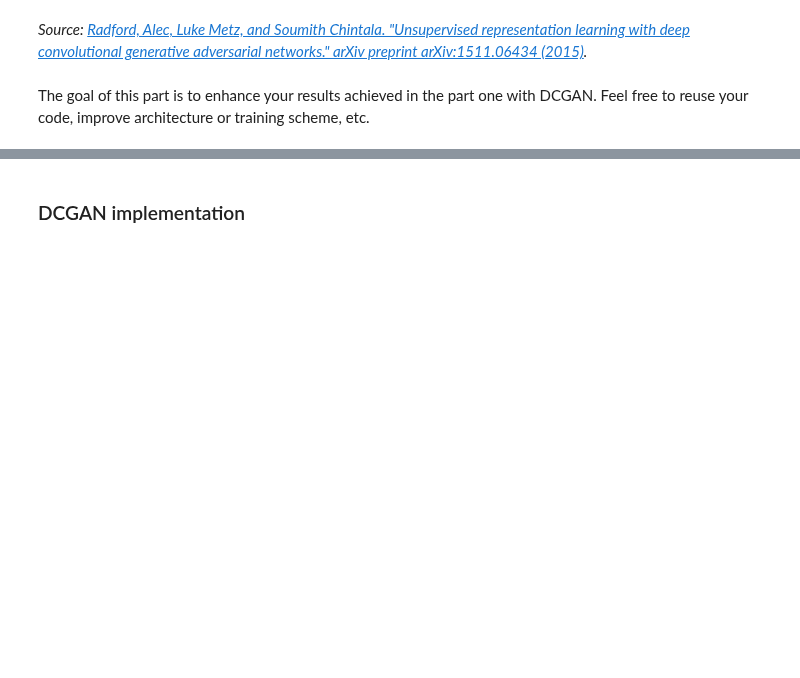
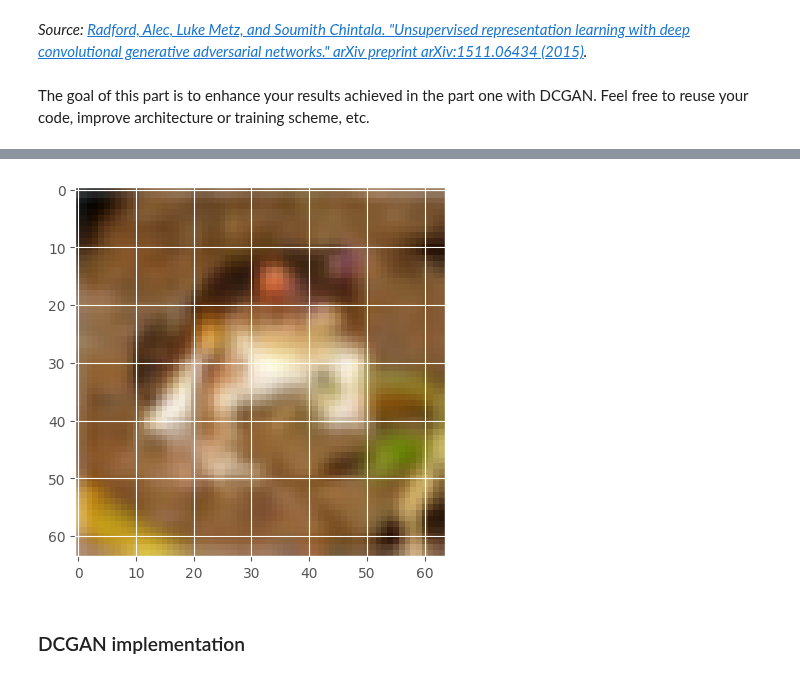
Before and after one commit to parseny/Generative-Models-2024, a Jupyter notebook: Assignment 1/1_gan_dcgan.ipynb, the cells around one changed output, grey strips where cells are left out. Cells and saved outputs as stored; diff of their text form; code cells hidden in the pictures; blank space fills up the shorter version.

```diff
--- a/Assignment 1/1_gan_dcgan.ipynb
+++ b/Assignment 1/1_gan_dcgan.ipynb
@@ -380,6 +426,9 @@ plt.hist(img[:, 5:15, 5:15].flatten(), bins=15)
 # %%
 # unnormalization image from range (-1)-1 to range 0-1 to display it
-def denorm(img):
-    # write your code
+def denorm(x):
+  return (x + 1) / 2
 
 # show  image sample with matplotlib
+imgplot = plt.imshow(denorm(img.permute(1, 2, 0)))
+# %% [output]
+[figure, added]
```
Also changed, not shown: parts of 7 cells of this notebook.
